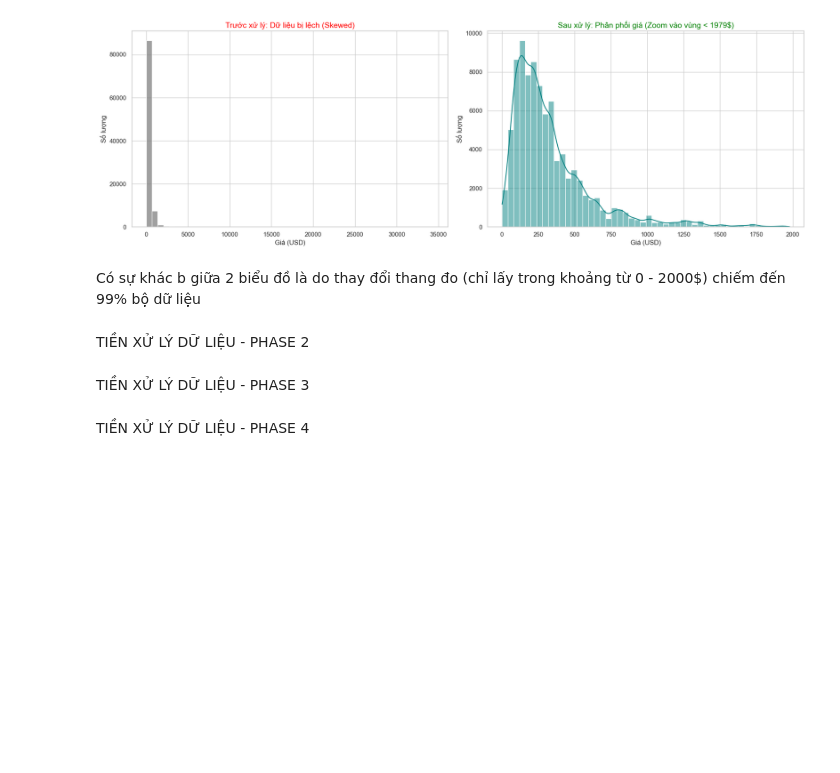
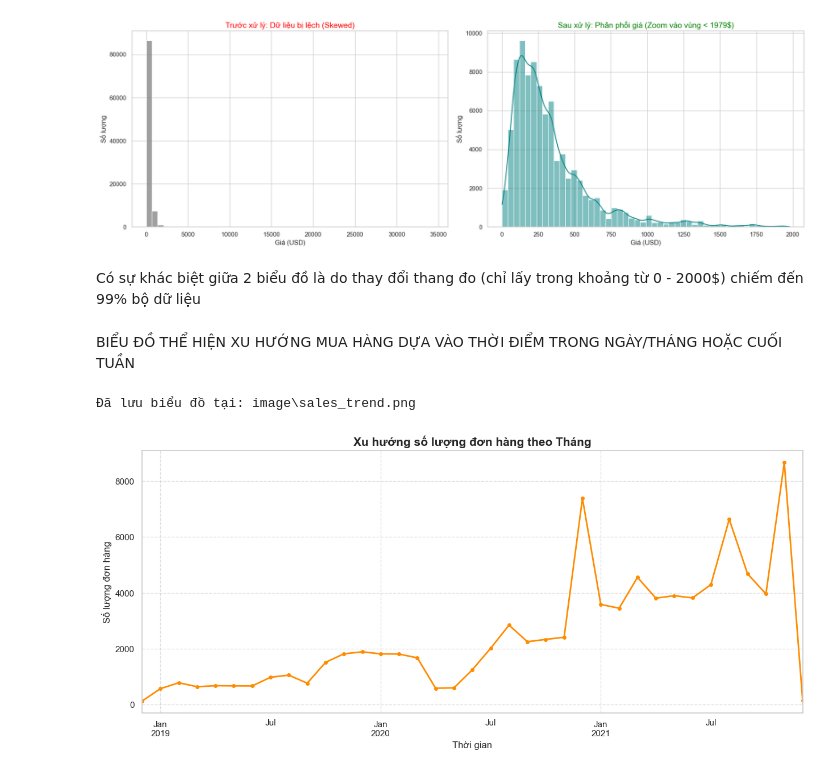
Before and after one commit to tinletrongCS/Data-mining, a Jupyter notebook: main.ipynb, the cells around one changed output. Drawn from its saved outputs; the diff is of its cells as text; code cells hidden in the pictures; blank space fills up the shorter version.

```diff
--- a/main.ipynb
+++ b/main.ipynb
@@ -112,7 +181,3 @@ plot_preprocessing_comparison(dataset, df_1, save_path="image\\preprocessing_com
 # %% [output]
 Đã lưu biểu đồ tại: image\preprocessing_comparison.png
 [figure]
-# %% [markdown]
-Có sự khác b giữa 2 biểu đồ là do thay đổi thang đo (chỉ lấy trong khoảng từ 0 - 2000$) chiếm đến 99% bộ dữ liệu
-# %% [markdown]
-TIỀN XỬ LÝ DỮ LIỆU - PHASE 2
@@ -121,2 +183,0 @@ df_2 = run_phase_2_cleaning(df_1)
-# %% [markdown]
-TIỀN XỬ LÝ DỮ LIỆU - PHASE 3
@@ -125,2 +183,0 @@ df_3 = run_phase_3_cleaning(df_2)
-# %% [markdown]
-TIỀN XỬ LÝ DỮ LIỆU - PHASE 4
@@ -128,0 +184,9 @@ df_4 = run_phase_4_cleaning(df_3)
+# %% [markdown]
+Có sự khác biệt giữa 2 biểu đồ là do thay đổi thang đo (chỉ lấy trong khoảng từ 0 - 2000$) chiếm đến 99% bộ dữ liệu
+# %% [markdown]
+BIỂU ĐỒ THỂ HIỆN XU HƯỚNG MUA HÀNG DỰA VÀO THỜI ĐIỂM TRONG NGÀY/THÁNG HOẶC CUỐI TUẦN
+# %%
+plot_sales_trend(df_main, freq='ME',save_path="image\\sales_trend.png")
+# %% [output]
+Đã lưu biểu đồ tại: image\sales_trend.png
+[figure, added]
```
Also changed, not shown: parts of 23 cells of this notebook, 6 other files.
